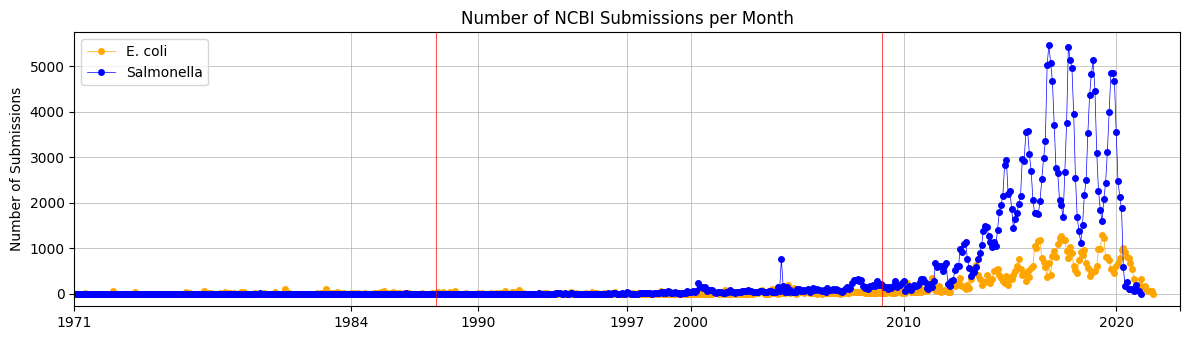
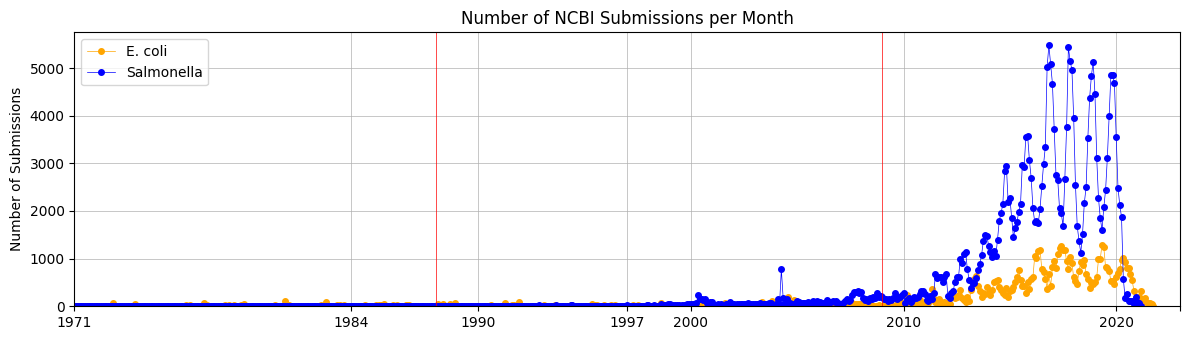
Code edit (unified diff) that turned the first committed figure into the second:
--- before
+++ after
@@ -25,4 +25,5 @@
 #plt.xticks(ticks=range(0, len(year_month_counts1), 12), labels=year_month_counts1.index[::12].str.replace('-01', ''), rotation=45)
 plt.xlim(left='1971', right='2021')
+plt.ylim(bottom=0)
 plt.xticks(ticks=[0, 12*13, 12*19, 12*26, 12*29, 12*39, 12*49, 12*52], labels=['1971', '1984', '1990', '1997', '2000', '2010', '2020', ''])
 plt.axvline(x=12*38, color='red', linestyle='-', linewidth=0.5)

Commit: .